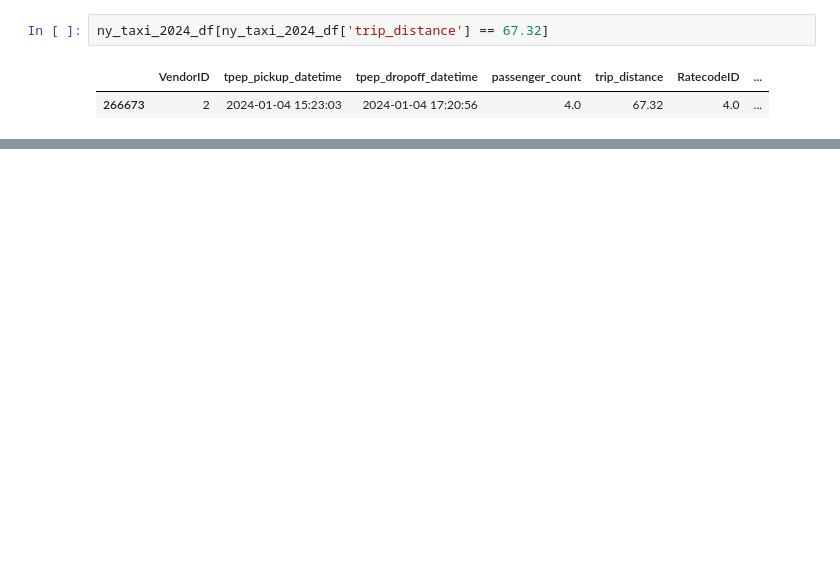
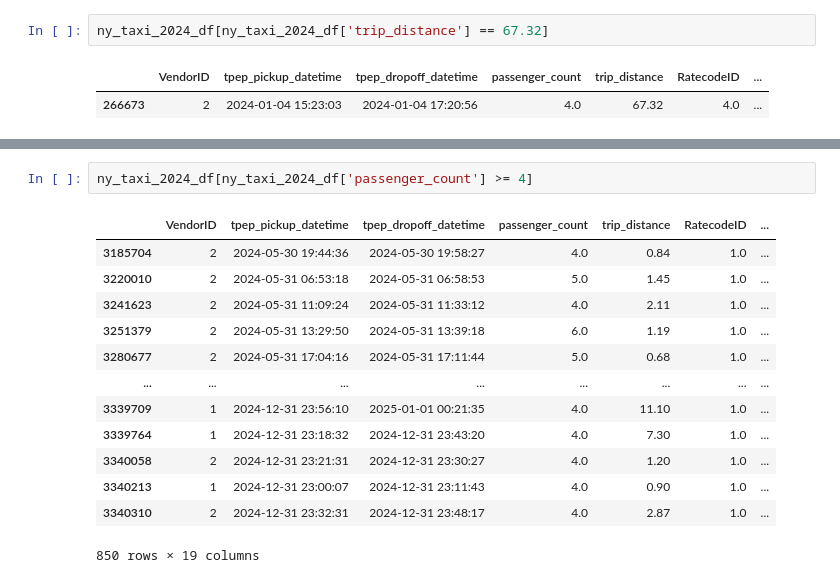
Before and after one commit to Krinnik/ny_ride_fair_optimization, a Jupyter notebook: nik_folder/niks_workspace.ipynb, the cells around one changed output, grey strips where cells are left out. Drawn from its saved outputs; the diff is of its cells as text; blank space fills up the shorter version.

```diff
--- a/nik_folder/niks_workspace.ipynb
+++ b/nik_folder/niks_workspace.ipynb
@@ -735,0 +842,16 @@ ny_taxi_2024_df[ny_taxi_2024_df['trip_distance'] > 1.10]
+# %%
+ny_taxi_2024_df[ny_taxi_2024_df['passenger_count'] >= 4]
+# %% [output]
+|  | VendorID | tpep_pickup_datetime | tpep_dropoff_datetime | passenger_count | trip_distance | RatecodeID | ... |
+| 3185704 | 2 | 2024-05-30 19:44:36 | 2024-05-30 19:58:27 | 4.0 | 0.84 | 1.0 | ... |
+| 3220010 | 2 | 2024-05-31 06:53:18 | 2024-05-31 06:58:53 | 5.0 | 1.45 | 1.0 | ... |
+| 3241623 | 2 | 2024-05-31 11:09:24 | 2024-05-31 11:33:12 | 4.0 | 2.11 | 1.0 | ... |
+| 3251379 | 2 | 2024-05-31 13:29:50 | 2024-05-31 13:39:18 | 6.0 | 1.19 | 1.0 | ... |
+| 3280677 | 2 | 2024-05-31 17:04:16 | 2024-05-31 17:11:44 | 5.0 | 0.68 | 1.0 | ... |
+| ... | ... | ... | ... | ... | ... | ... | ... |
+| 3339709 | 1 | 2024-12-31 23:56:10 | 2025-01-01 00:21:35 | 4.0 | 11.10 | 1.0 | ... |
+| 3339764 | 1 | 2024-12-31 23:18:32 | 2024-12-31 23:43:20 | 4.0 | 7.30 | 1.0 | ... |
+| 3340058 | 2 | 2024-12-31 23:21:31 | 2024-12-31 23:30:27 | 4.0 | 1.20 | 1.0 | ... |
+| 3340213 | 1 | 2024-12-31 23:00:07 | 2024-12-31 23:11:43 | 4.0 | 0.90 | 1.0 | ... |
+| 3340310 | 2 | 2024-12-31 23:32:31 | 2024-12-31 23:48:17 | 4.0 | 2.87 | 1.0 | ... |
+850 rows × 19 columns
```
Also changed, not shown: parts of 18 cells of this notebook, 1 other file.
